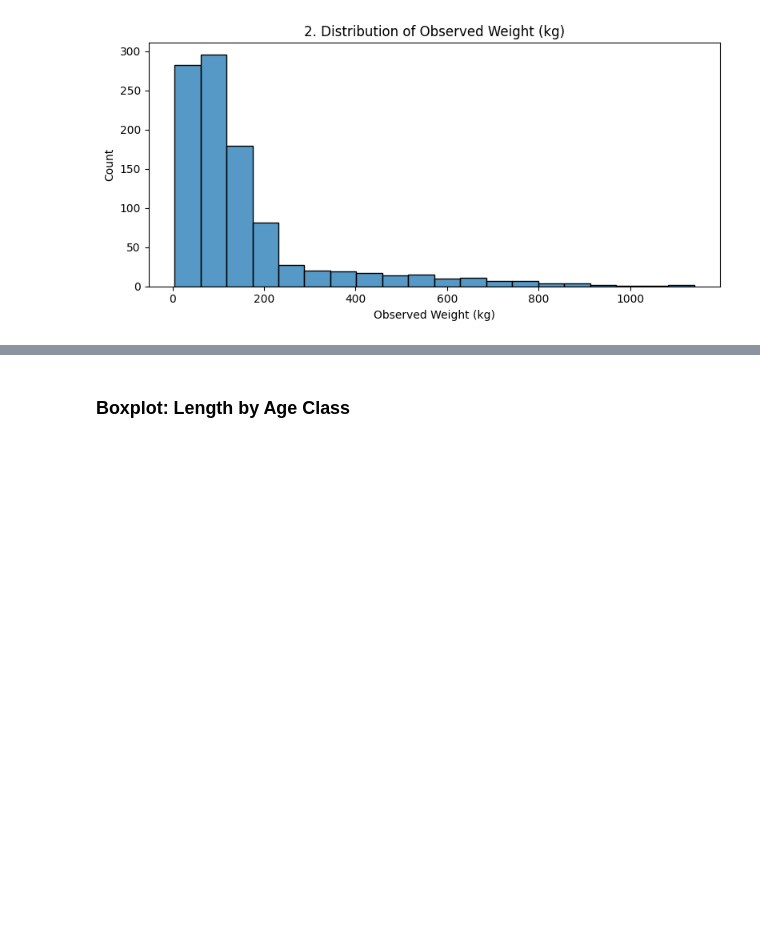
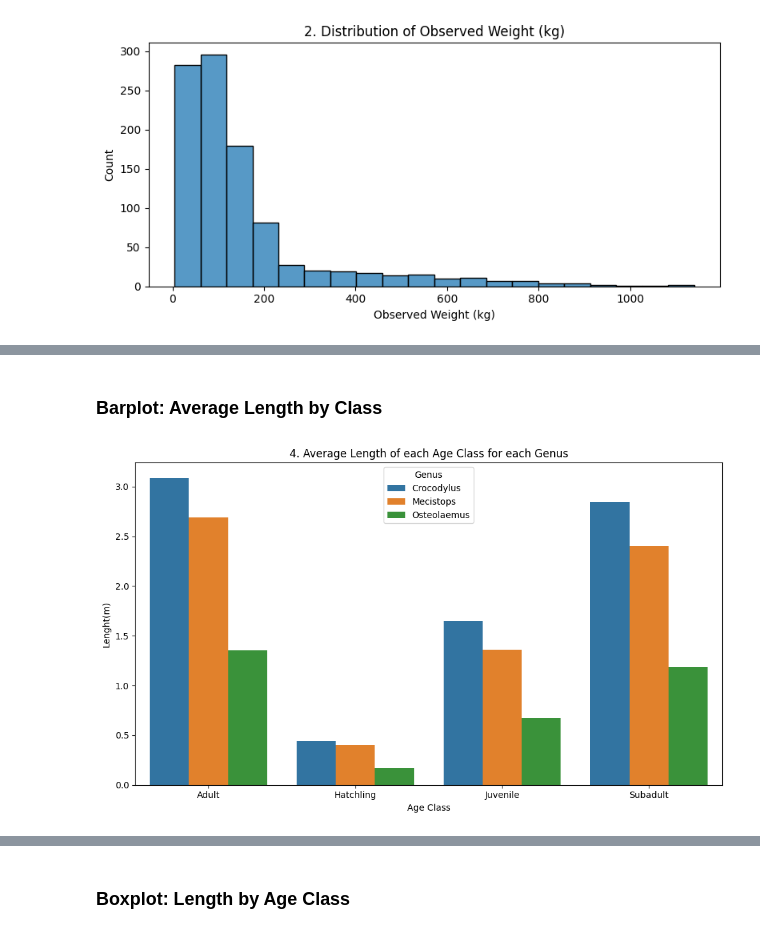
Before and after one commit to lukhi-laksh/Kaggle-Notebooks, a Jupyter notebook: Crocodile Species/crocodile_Analysis.ipynb, the cells around one changed output, grey strips where cells are left out. Cells and saved outputs as stored; diff of their text form; code cells hidden in the pictures; blank space fills up the shorter version.

```diff
--- a/Crocodile Species/crocodile_Analysis.ipynb
+++ b/Crocodile Species/crocodile_Analysis.ipynb
@@ -270,0 +282,13 @@ plot_no += 1
+# %% [markdown]
+### Barplot: Average Length by Class
+# %%
+genus_age_l = df.groupby(['Genus','Age Class'])['Observed Length (m)'].mean().reset_index()
+plt.figure(figsize=(10,6))
+sns.barplot(data = genus_age_l, x='Age Class',y='Observed Length (m)', hue = 'Genus')
+plt.title(f"{plot_no}. Average Length of each Age Class for each Genus")
+plt.ylabel('Lenght(m)')
+plt.xlabel('Age Class')
+show_fig()
+plot_no += 1
+# %% [output]
+[figure, added]
```
Also changed, not shown: parts of 22 cells of this notebook.
